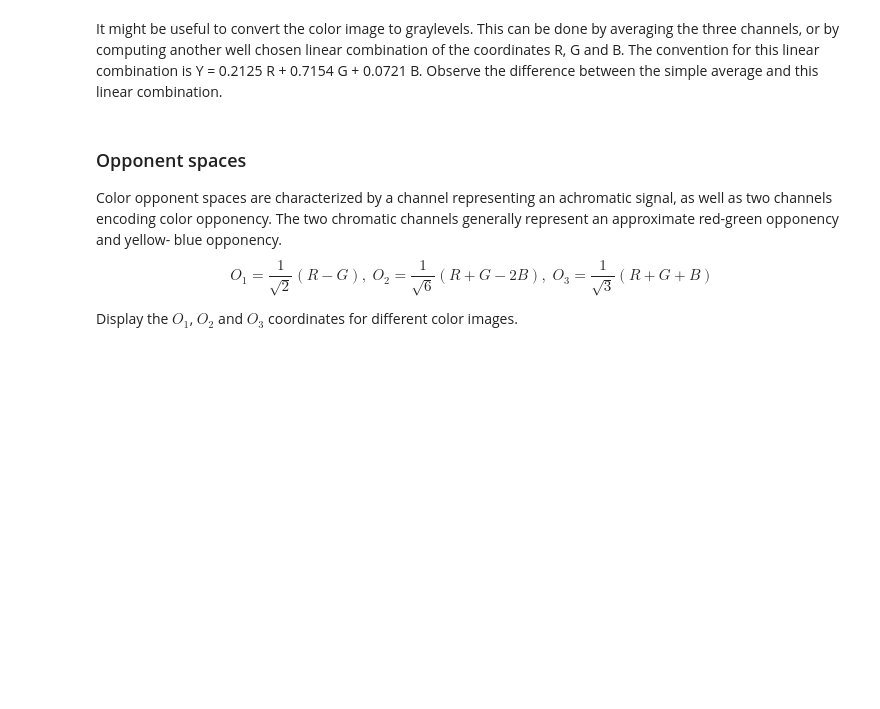
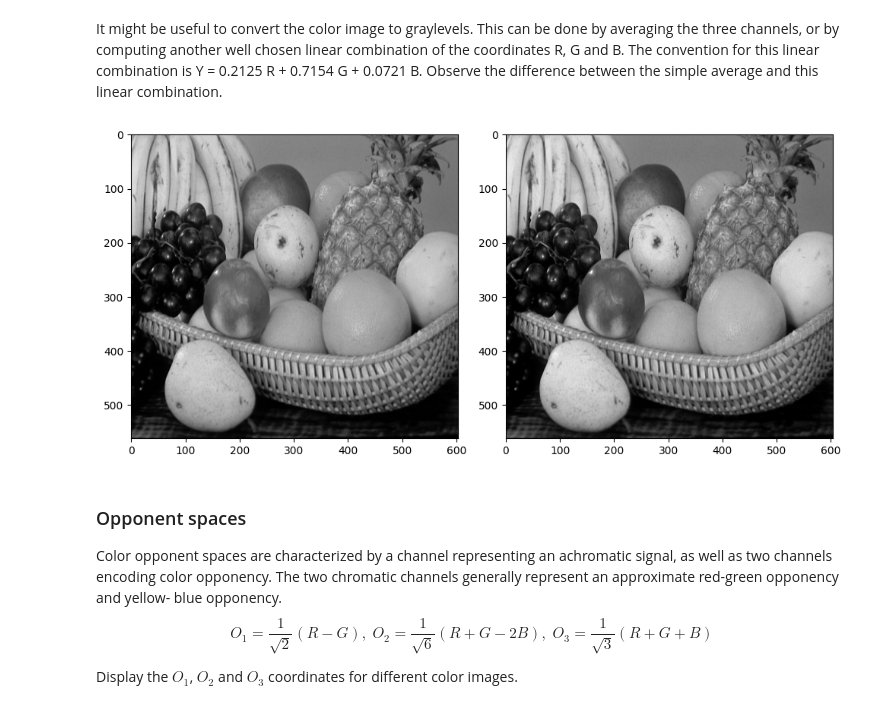
Before and after one commit to Mert-Emrem/SSEO-MRO, a Jupyter notebook: pw3_radiometry_student.ipynb, the cells around one changed output. Cells and saved outputs as stored; diff of their text form; code cells hidden in the pictures; blank space fills up the shorter version.

```diff
--- a/pw3_radiometry_student.ipynb
+++ b/pw3_radiometry_student.ipynb
@@ -186,12 +240,17 @@ fig.tight_layout()
 It might be useful to convert the color image to graylevels. This can be done by averaging the three channels, or by computing another well chosen linear combination of the coordinates R, G and B. The convention for this linear combination is Y = 0.2125 R + 0.7154 G + 0.0721 B.
 Observe the difference between the simple average and this linear combination.
 # %%
-...
+img_mean = (imred + imgreen + imblue) / 3
+
+# linear combination Y = 0.2125 R + 0.7154 G + 0.0721 B
+img_lin = 0.2125 * imred + 0.7154 * imgreen + 0.0721 * imblue
 
 fig,ax = plt.subplots(1,2,figsize=(10, 10))
 ax[0].imshow(img_mean,cmap='gray')
 ax[1].imshow(img_lin,cmap='gray')
 fig.tight_layout()
+# %% [output]
+[figure, added]
 # %% [markdown]
 ### Opponent spaces
 Color opponent spaces are characterized by a channel representing an
```
Also changed, not shown: parts of 4 cells of this notebook.
